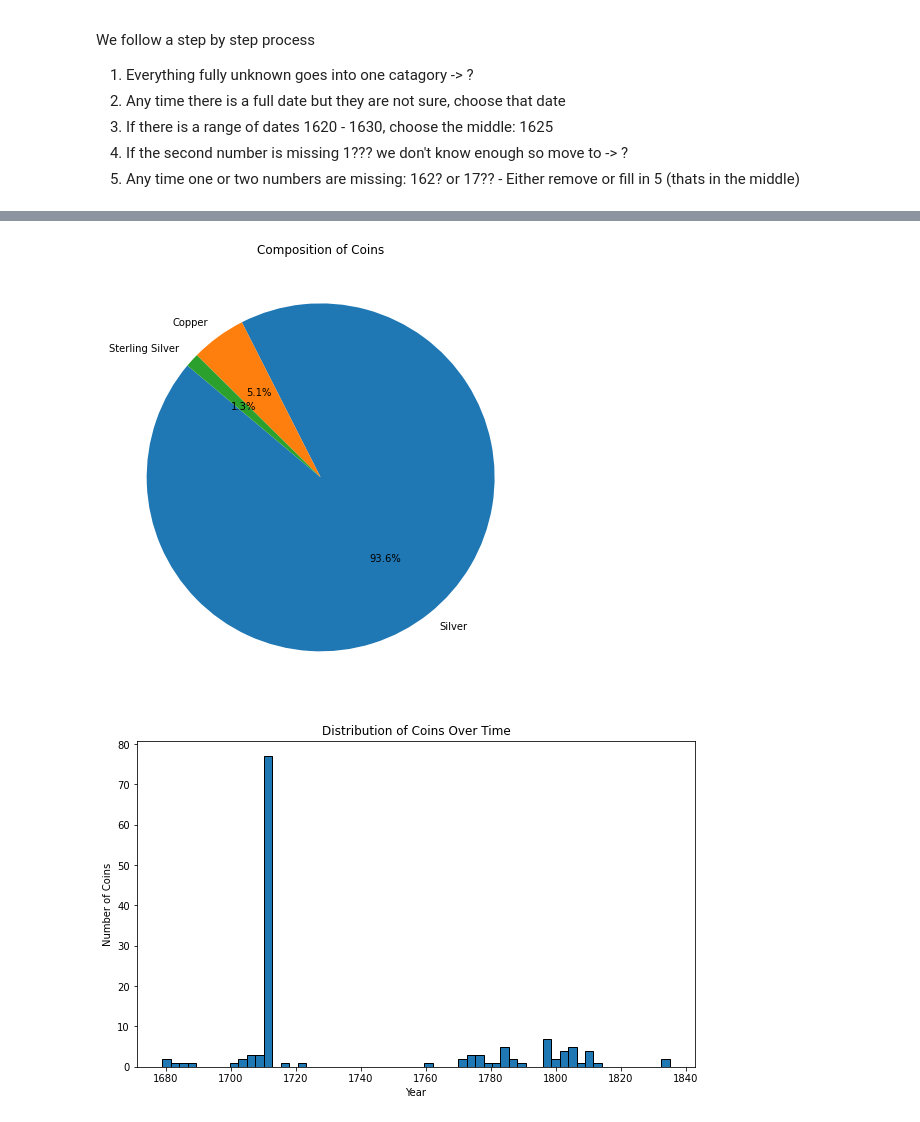
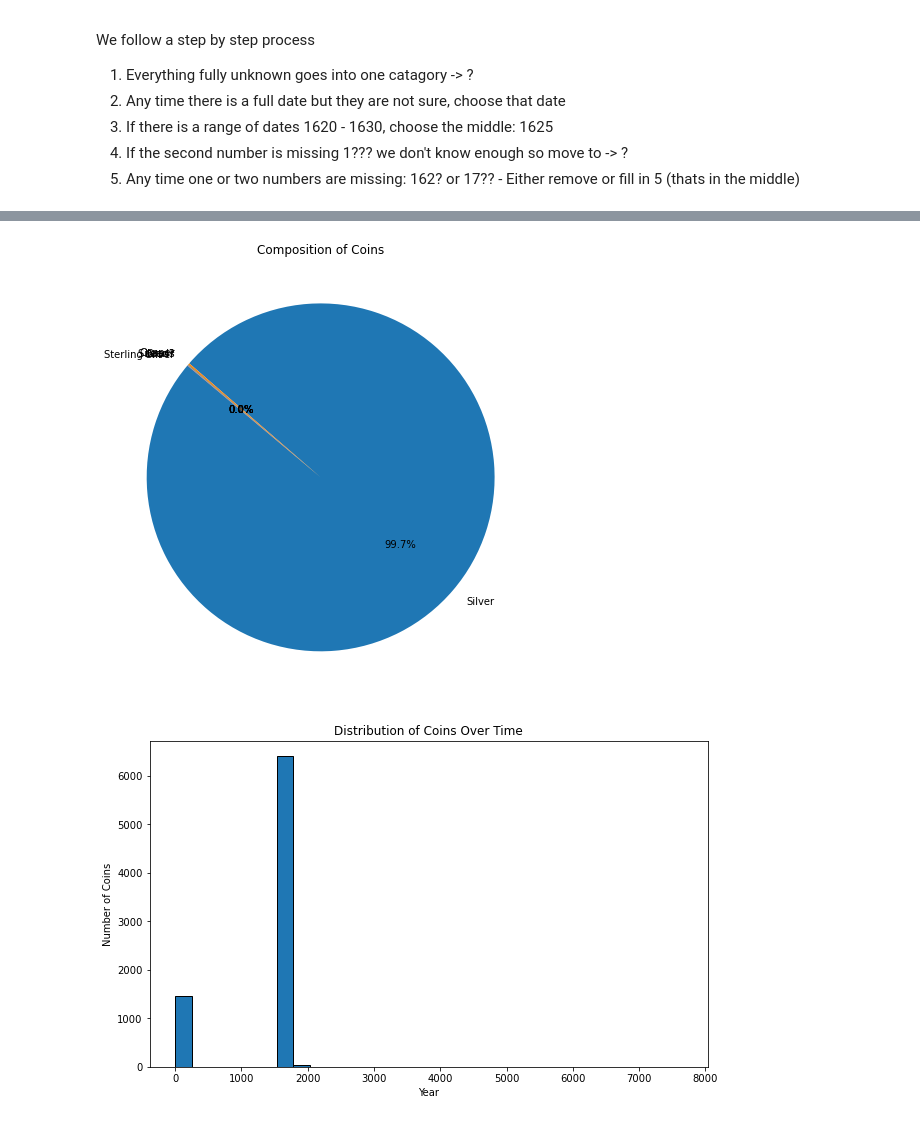
Before and after one commit to BramKreuger/WA-museum, a Jupyter notebook: WA_base_code.ipynb, the cells around one changed output, grey strips where cells are left out. Cells and saved outputs as stored; diff of their text form; code cells hidden in the pictures.

```diff
--- a/WA_base_code.ipynb
+++ b/WA_base_code.ipynb
@@ -98,7 +98,7 @@ def replace_star_question(date):
             i += 1
 
 
-for date in mydata['Date'].unique():
+def replace_dates(date):
     if(not date.isalpha()):
         full_date = 0
         # We count the numbers in the string:
@@ -135,6 +135,6 @@ for date in mydata['Date'].unique():
             if(numbers >= 4 and consec_numbers[0] == 4):
                 full_date = int(consec_numbers[1])
 
-
-        if(full_date == 0):
-            print(date + " :", numbers, " : ", consec_numbers[0], " : ", full_date)
+        return int(full_date)
+        #if(full_date == 0):
+        #    print(date + " :", numbers, " : ", consec_numbers[0], " : ", full_date)
@@ -158,0 +141,4 @@ No Date ? : 1  :  2  :  0
+# %%
+# Use my new function to "clean" the dates
+mydata['Date'] = mydata['Date'].apply(replace_dates)
+#mydata['Date'] = mydata['Date'].replace(0, np.nan, inplace=True)
@@ -158,0 +166,12 @@ No Date ? : 1  :  2  :  0
+# %%
+''''# Calculate Q1 (25th percentile) and Q3 (75th percentile) of the 'Date' column
+Q1 = mydata['Date'].quantile(0.25)
+Q3 = mydata['Date'].quantile(0.75)
+IQR = Q3 - Q1
+
+# Define the acceptable range for dates to be within 1.5 IQRs of the interquartile range
+lower_bound = Q1 - 2.5 * IQR
+upper_bound = Q3 + 2.5 * IQR
+
+# Filter out dates that are outliers
+mydata = mydata[(mydata['Date'] >= lower_bound) & (mydata['Date'] <= upper_bound)]'''
@@ -203,17 +216,17 @@ plt.pie(composition_counts, labels=composition_counts.index, autopct='%1.1f%%',
 plt.title('Composition of Coins')
 plt.show()
 # %% [output]
-[figure, old version]
+[figure, new version]
 # %%
 # Assuming 'Date' column is in a proper numeric format
 plt.figure(figsize=(10, 6))
-plt.hist(mydata['Date'], bins=60, edgecolor='black')
+plt.hist(mydata['Date'], bins=30, edgecolor='black')
 plt.xlabel('Year')
 plt.ylabel('Number of Coins')
 plt.title('Distribution of Coins Over Time')
 plt.show()
 # %% [output]
-[figure, old version]
+[figure, new version]
 # %%
 # Assuming the 'Weight' column is already in a numeric format
 # Calculate the IQR
```
Also changed, not shown: parts of 12 cells of this notebook.
